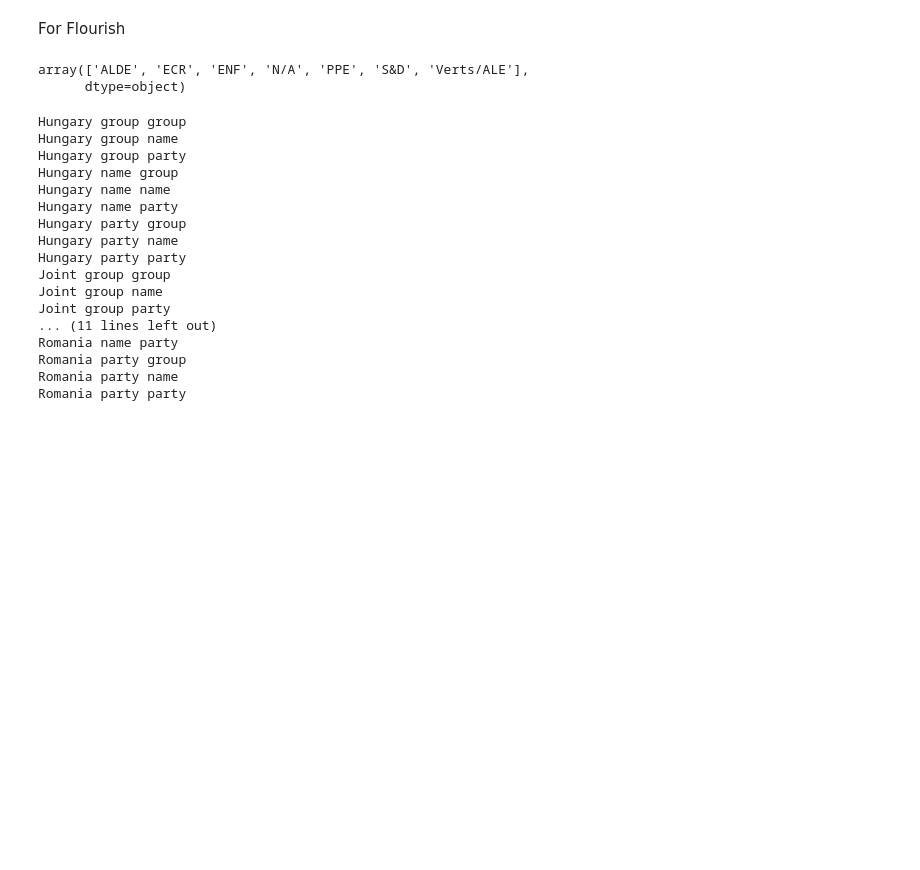
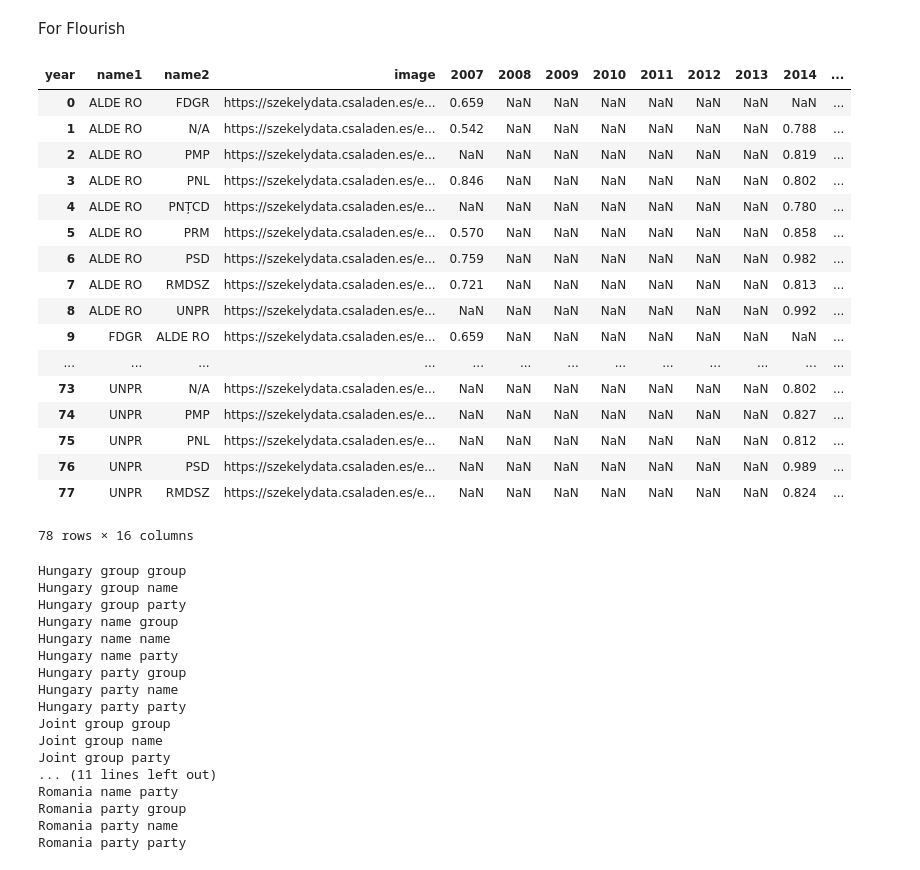
Before and after one commit to szekelydata/blog, a Jupyter notebook: ep/ep-joint_countries.ipynb, the cells around one changed output. Cells and saved outputs as stored; diff of their text form; code cells hidden in the pictures; blank space fills up the shorter version.

Commit message:
updates image links

```diff
--- a/ep/ep-joint_countries.ipynb
+++ b/ep/ep-joint_countries.ipynb
@@ -303,11 +324,3 @@ for country in sorted(eu_allegiance_matrix):
                                 [allegiance_type1][allegiance_type2][name1][name2][key]
                         if name1!=name2:
                             eu_allegiance_list.append(dummy)
-# %%
-country='Joint'
-allegiance_type1='party'
-allegiance_type2='group'
-df=pd.DataFrame(eu_allegiance_list).set_index('allegiance_type1').loc[allegiance_type1]\
-                .set_index('allegiance_type2').loc[allegiance_type2].set_index('country').loc[country]\
-                .set_index(['name1','name2','year'])[['Same_perc']].unstack()
-df=df['Same_perc'].reset_index()
@@ -314,5 +369,21 @@ df=df['Same_perc'].reset_index()
 # %%
-df['name2'].unique()
+df
 # %% [output]
+| year | name1 | name2 | image | 2007 | 2008 | 2009 | 2010 | 2011 | 2012 | 2013 | 2014 | ... |
+| 0 | ALDE RO | FDGR | https://szekelydata.csaladen.es/e... | 0.659 | NaN | NaN | NaN | NaN | NaN | NaN | NaN | ... |
+| 1 | ALDE RO | N/A | https://szekelydata.csaladen.es/e... | 0.542 | NaN | NaN | NaN | NaN | NaN | NaN | 0.788 | ... |
+| 2 | ALDE RO | PMP | https://szekelydata.csaladen.es/e... | NaN | NaN | NaN | NaN | NaN | NaN | NaN | 0.819 | ... |
+| 3 | ALDE RO | PNL | https://szekelydata.csaladen.es/e... | 0.846 | NaN | NaN | NaN | NaN | NaN | NaN | 0.802 | ... |
+| 4 | ALDE RO | PNȚCD | https://szekelydata.csaladen.es/e... | NaN | NaN | NaN | NaN | NaN | NaN | NaN | 0.780 | ... |
+| 5 | ALDE RO | PRM | https://szekelydata.csaladen.es/e... | 0.570 | NaN | NaN | NaN | NaN | NaN | NaN | 0.858 | ... |
+| 6 | ALDE RO | PSD | https://szekelydata.csaladen.es/e... | 0.759 | NaN | NaN | NaN | NaN | NaN | NaN | 0.982 | ... |
+| 7 | ALDE RO | RMDSZ | https://szekelydata.csaladen.es/e... | 0.721 | NaN | NaN | NaN | NaN | NaN | NaN | 0.813 | ... |
+| 8 | ALDE RO | UNPR | https://szekelydata.csaladen.es/e... | NaN | NaN | NaN | NaN | NaN | NaN | NaN | 0.992 | ... |
+| 9 | FDGR | ALDE RO | https://szekelydata.csaladen.es/e... | 0.659 | NaN | NaN | NaN | NaN | NaN | NaN | NaN | ... |
+| ... | ... | ... | ... | ... | ... | ... | ... | ... | ... | ... | ... | ... |
+| 73 | UNPR | N/A | https://szekelydata.csaladen.es/e... | NaN | NaN | NaN | NaN | NaN | NaN | NaN | 0.802 | ... |
+| 74 | UNPR | PMP | https://szekelydata.csaladen.es/e... | NaN | NaN | NaN | NaN | NaN | NaN | NaN | 0.827 | ... |
+| 75 | UNPR | PNL | https://szekelydata.csaladen.es/e... | NaN | NaN | NaN | NaN | NaN | NaN | NaN | 0.812 | ... |
+| 76 | UNPR | PSD | https://szekelydata.csaladen.es/e... | NaN | NaN | NaN | NaN | NaN | NaN | NaN | 0.989 | ... |
+| 77 | UNPR | RMDSZ | https://szekelydata.csaladen.es/e... | NaN | NaN | NaN | NaN | NaN | NaN | NaN | 0.824 | ... |
-array(['ALDE', 'ECR', 'ENF', 'N/A', 'PPE', 'S&D', 'Verts/ALE'],
-      dtype=object)
+78 rows × 16 columns
```
Also changed, not shown: parts of 6 cells of this notebook, 41 other files.
